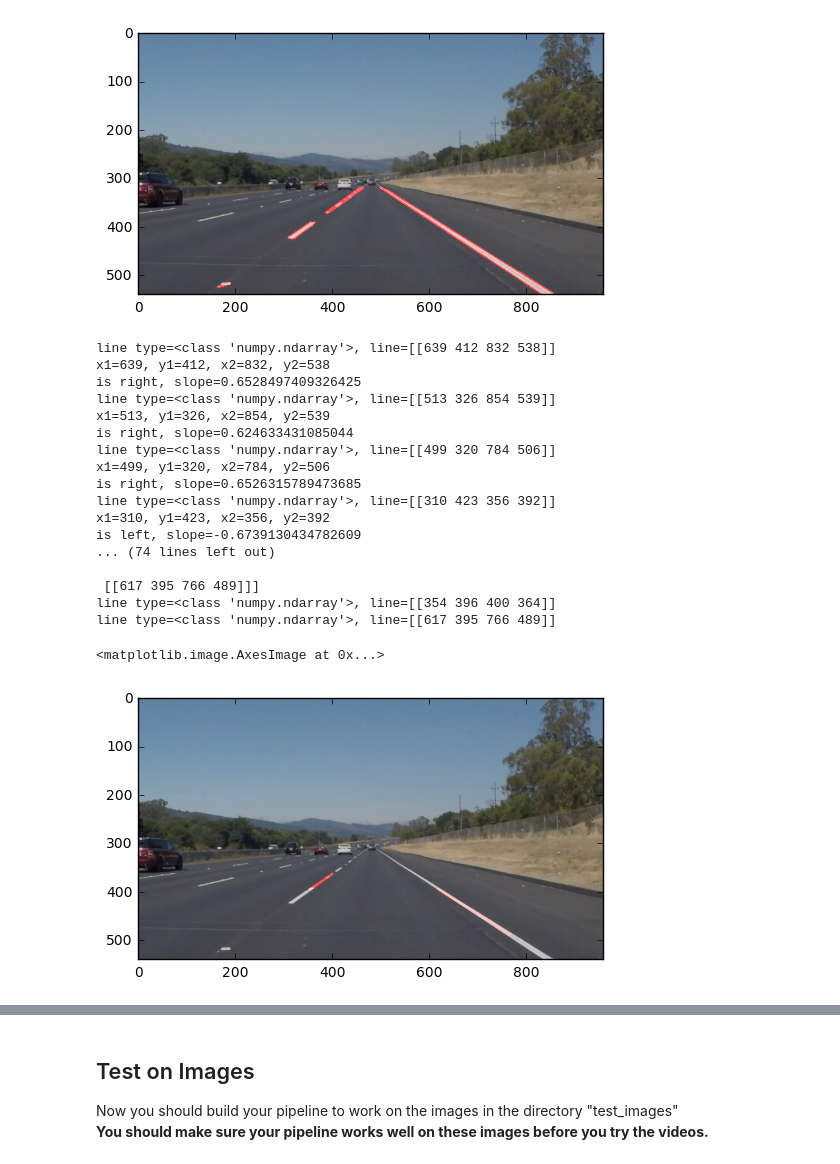
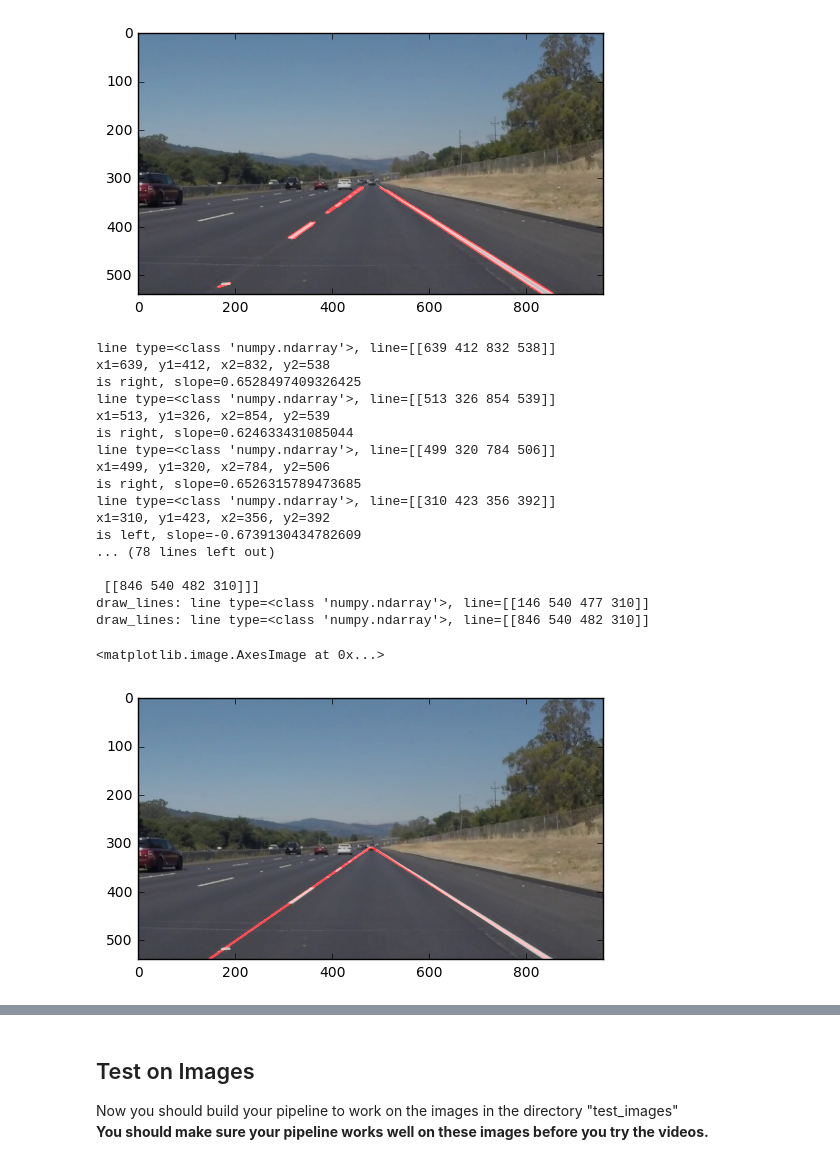
Before and after one commit to tsenying/CarND-LaneLines-P1, a Jupyter notebook: P1.ipynb, the cells around one changed output, grey strips where cells are left out. Drawn from its saved outputs; the diff is of its cells as text; code cells hidden in the pictures.

Commit message:
consolidated code into function for line finder

```diff
--- a/P1.ipynb
+++ b/P1.ipynb
@@ -279,8 +306,9 @@ plt.imshow(combo)
 # %%
 ##########
-def avg_lines(lines):
+def extend_lines(lines, img_shape):
     """
-    NOTE: this is the function you might want to use as a starting point once you want to
+    Extend the left and right lane marker lines
+
     average/extrapolate the line segments you detect to map out the full
     extent of the lane (going from the result shown in raw-lines-example.mp4
     to that shown in P1_example.mp4).
@@ -290,67 +318,78 @@ def avg_lines(lines):
     line vs. the right line.  Then, you can average the position of each of
     the lines and extrapolate to the top and bottom of the lane.
 
-    This function draws `lines` with `color` and `thickness`.
-    Lines are drawn on the image inplace (mutates the image).
-    If you want to make the lines semi-transparent, think about combining
-    this function with the weighted_img() function below
+    Returns left and right lane marker lines
     """
+
+    # split into left and right lines by slope
     left = []
     right = []
     for line in lines:
         for x1,y1,x2,y2 in line:
             #cv2.line(img, (x1, y1), (x2, y2), color, thickness)
-            print('line type={0}, line={1}'.format(type(line), line))
-            print('x1={0}, y1={1}, x2={2}, y2={3}'.format(x1,y1,x2,y2))
+            #print('line type={0}, line={1}'.format(type(line), line))
+            #print('x1={0}, y1={1}, x2={2}, y2={3}'.format(x1,y1,x2,y2))
             slope = ((y2-y1)/(x2-x1))
 
             #remember (0,0) is top left, and y goes down
             # right line has +ve slope
             if (slope < 0):
-                print('is left, slope={0}'.format(slope))
+                #print('is left, slope={0}'.format(slope))
                 left.append(line)
             else:
-                print('is right, slope={0}'.format(slope))
+                #print('is right, slope={0}'.format(slope))
                 right.append(line)
 
+    # calculate left line segments average end points
     left = np.array(left)
-    print(left)
+    #print(left)
     left_mean = np.mean(left, axis=0).astype(int)
-    print('left mean = {0}'.format(left_mean))
+    #print('left mean = {0}'.format(left_mean))
 
+    # extrapolate left mean line
+    left_line = extrapolate_line( left_mean[0], img_shape )
+    left_line = np.array([left_line])
+    #print('left_line type={0}, line={1}'.format(type(left_line), left_line))
+
+    # calculate right line segments average end points
     right = np.array(right)
-    print(right)
+    #print(right)
     right_mean = np.mean(right, axis=0).astype(int)
-    print('right mean = {0}'.format(right_mean))
+    #print('right mean = {0}'.format(right_mean))
 
-    return np.array((left_mean, right_mean))
+    # extrapolate right mean line
+    right_line = extrapolate_line( right_mean[0], img_shape )
+    right_line = np.array([right_line])
+    #print('right_line type={0}, line={1}'.format(type(right_line), right_line))
+
+    return np.array((left_line, right_line))
 # %%
-mean_lines = avg_lines(lines)
+mean_lines = extend_lines(lines, image.shape)
 print(mean_lines)
 
 line_img = np.zeros((image.shape[0], image.shape[1], 3), dtype=np.uint8)
 draw_lines(line_img, mean_lines)
 # plt.imshow(line_img)
 combo = weighted_img(line_img, image, α=0.8, β=1., λ=0.)
 plt.imshow(combo)
 # %% [output]
 line type=<class 'numpy.ndarray'>, line=[[639 412 832 538]]
 x1=639, y1=412, x2=832, y2=538
 is right, slope=0.6528497409326425
 line type=<class 'numpy.ndarray'>, line=[[513 326 854 539]]
 x1=513, y1=326, x2=854, y2=539
 is right, slope=0.624633431085044
 line type=<class 'numpy.ndarray'>, line=[[499 320 784 506]]
 x1=499, y1=320, x2=784, y2=506
 is right, slope=0.6526315789473685
 line type=<class 'numpy.ndarray'>, line=[[310 423 356 392]]
 x1=310, y1=423, x2=356, y2=392
 is left, slope=-0.6739130434782609
-... (74 lines left out)
+... (78 lines left out)
 
- [[617 395 766 489]]]
-line type=<class 'numpy.ndarray'>, line=[[354 396 400 364]]
-line type=<class 'numpy.ndarray'>, line=[[617 395 766 489]]
+ [[846 540 482 310]]]
+draw_lines: line type=<class 'numpy.ndarray'>, line=[[146 540 477 310]]
+draw_lines: line type=<class 'numpy.ndarray'>, line=[[846 540 482 310]]
 <matplotlib.image.AxesImage at 0x...>
-[figure, old version]
+[figure, new version]
 # %%
```
Also changed, not shown: parts of 5 cells of this notebook.
